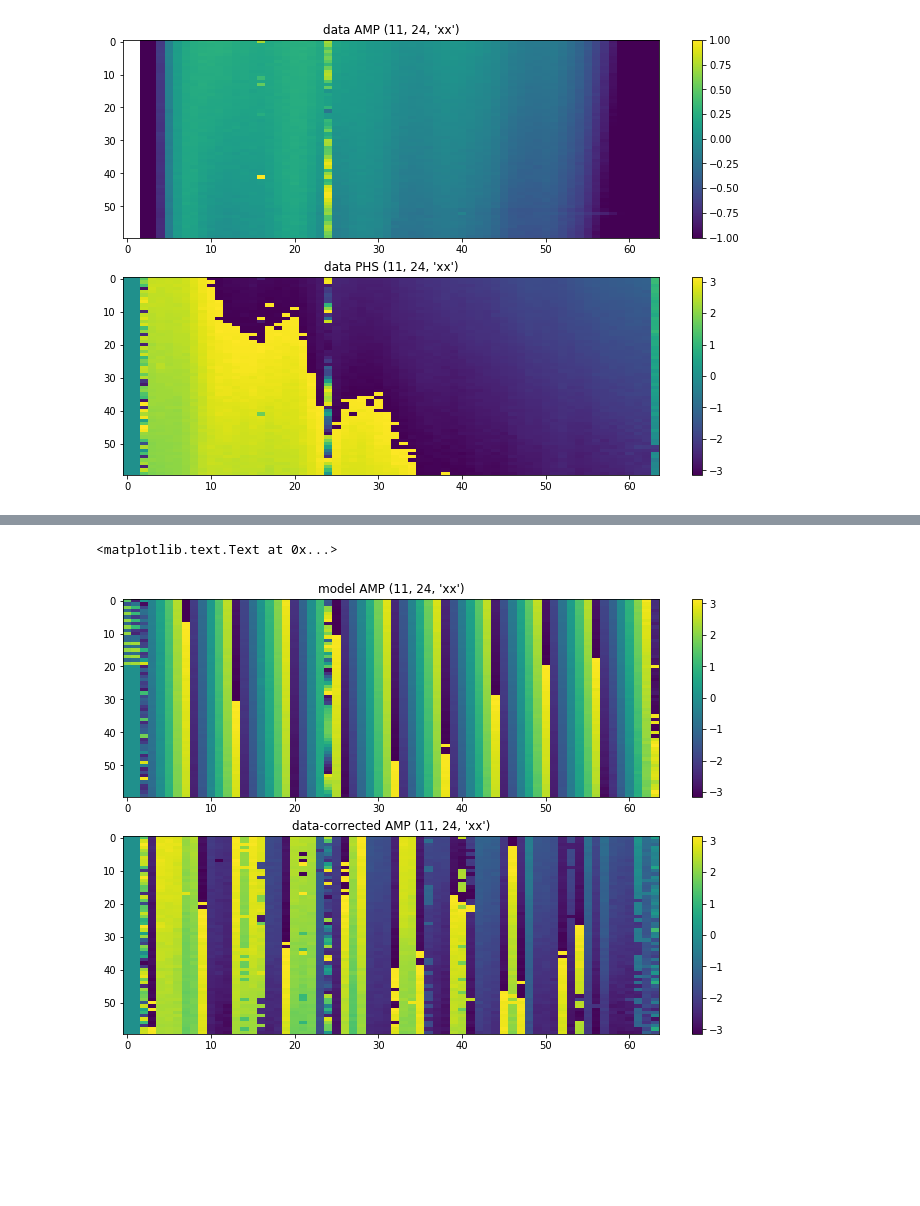
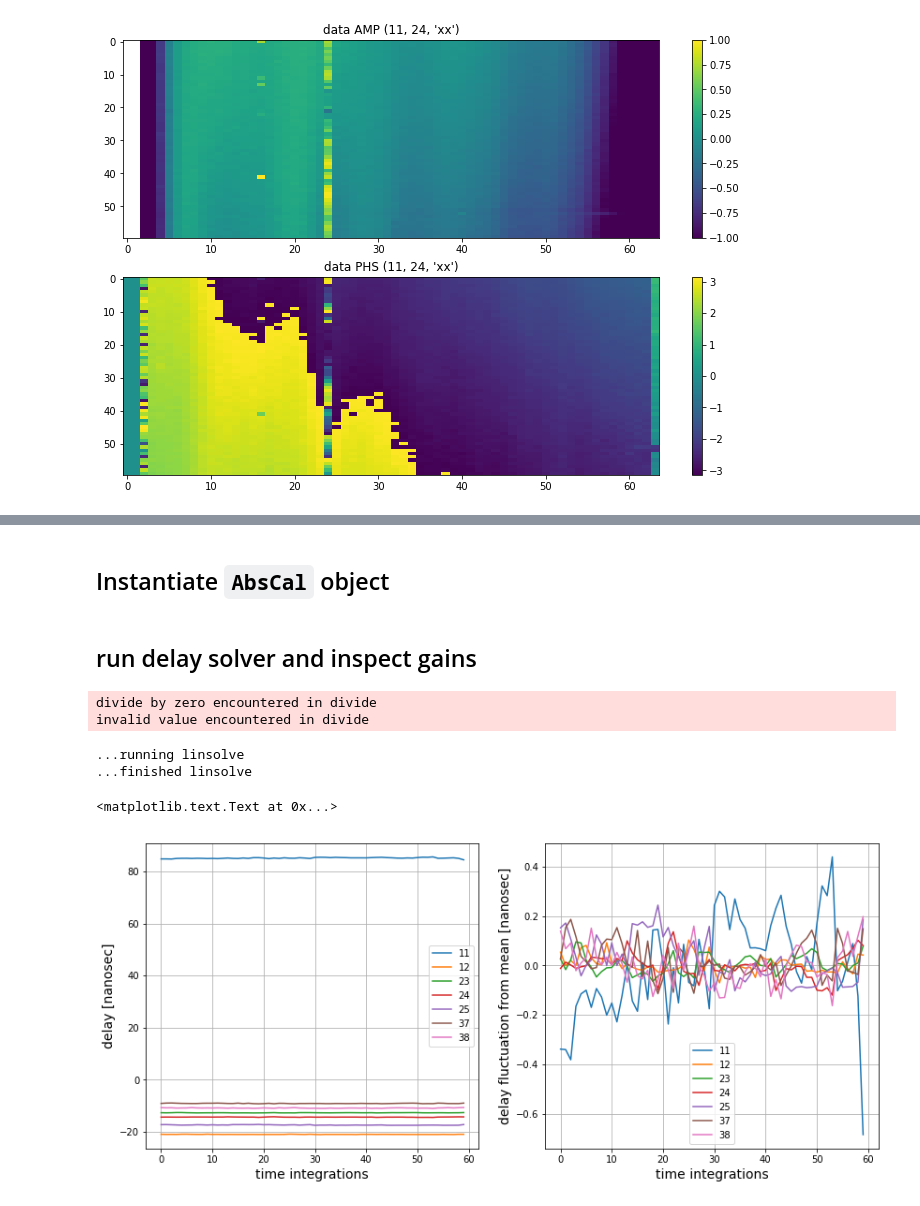
Before and after one commit to HERA-Team/hera_cal, a Jupyter notebook: scripts/notebooks/running_abscal.ipynb, the cells around one changed output, grey strips where cells are left out. Cells and saved outputs as stored; diff of their text form; code cells hidden in the pictures; blank space fills up the shorter version.

Commit message:
added tests and updated abscal, abscal_funcs and notebook 	modified:   abscal.py 	modified:   abscal_funcs.py 	modified:   tests/test_abscal.py 	modified:   ../scripts/notebooks/running_abscal.ipynb

```diff
--- a/scripts/notebooks/running_abscal.ipynb
+++ b/scripts/notebooks/running_abscal.ipynb
@@ -65,7 +83,7 @@ plt.ylim(-30, 30)
 # %% [markdown]
 ## interpolate model onto time & freq axes of data
 # %%
-model, mflags = hc.abscal.interp2d_vis(model, model_times, model_freqs, data_times, data_freqs)
+model, interp_flags = hc.abscal.interp2d_vis(model, model_times, model_freqs, data_times, data_freqs)
 # %% [markdown]
 ## plot model and data
 # %%
@@ -232,17 +120,36 @@ plt.title('data-corrected AMP {}'.format(bl))
-# %%
-# plot model and data-corrected phase
-bl = (11, 24, 'xx')
-fig, axes = plt.subplots(2, 1, figsize=(12, 8))
-
-plt.sca(axes[0])
-uvt.plot.waterfall(model[bl], mode='phs', mx=np.pi, drng=2*np.pi)
-plt.colorbar()
-plt.title('model AMP {}'.format(bl))
-
-plt.sca(axes[1])
-uvt.plot.waterfall(data[bl] * (gains[0,:,:,0]*np.conj(gains[3,:,:,0])), mode='phs', mx=np.pi, drng=2*np.pi)
-plt.colorbar()
-plt.title('data-corrected AMP {}'.format(bl))
-# %% [output]
-<matplotlib.text.Text at 0x...>
-[figure, removed]
+# %% [markdown]
+## Instantiate `AbsCal` object
+# %%
+# instantiate class
+AC = hc.abscal.AbsCal(model, data, antpos=antpos, wgts=wgts, freqs=data_freqs)
+# %% [markdown]
+## run delay solver and inspect gains
+# %%
+AC.delay_lincal(kernel=(1, 5))
+# %% [output]
+divide by zero encountered in divide
+invalid value encountered in divide
+...running linsolve
+...finished linsolve
+# %%
+# inspect delays
+fig, axes = plt.subplots(1, 2, figsize=(14, 6))
+
+ax = axes[0]
+ax.grid()
+dlys = AC.get_ant_dly[:, :, 0].T * 1e9
+pl = ax.plot(dlys)
+ax.legend(pl, AC.ants)
+ax.set_xlabel('time integrations', fontsize=14)
+ax.set_ylabel('delay [nanosec]', fontsize=14)
+
+ax = axes[1]
+ax.grid()
+mean_dly = np.median(dlys, axis=0)
+pl = ax.plot(dlys - mean_dly)
+ax.legend(pl, AC.ants)
+ax.set_xlabel('time integrations', fontsize=14)
+ax.set_ylabel('delay fluctuation from mean [nanosec]', fontsize=14)
+# %% [output]
+<matplotlib.text.Text at 0x...>
+[figure, added]
```
Also changed, not shown: parts of 54 cells of this notebook, 3 other files.
